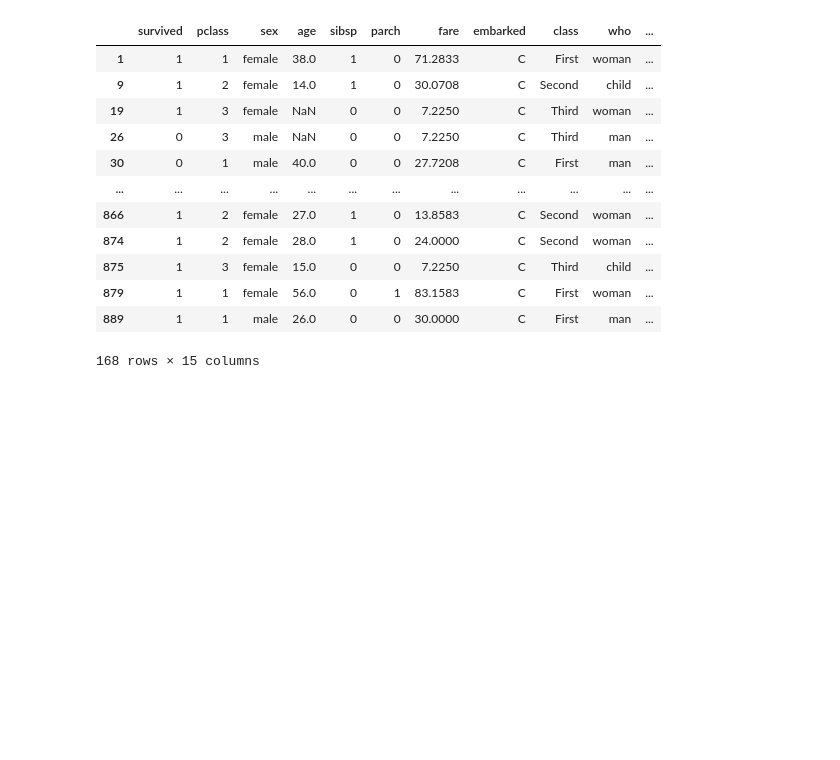
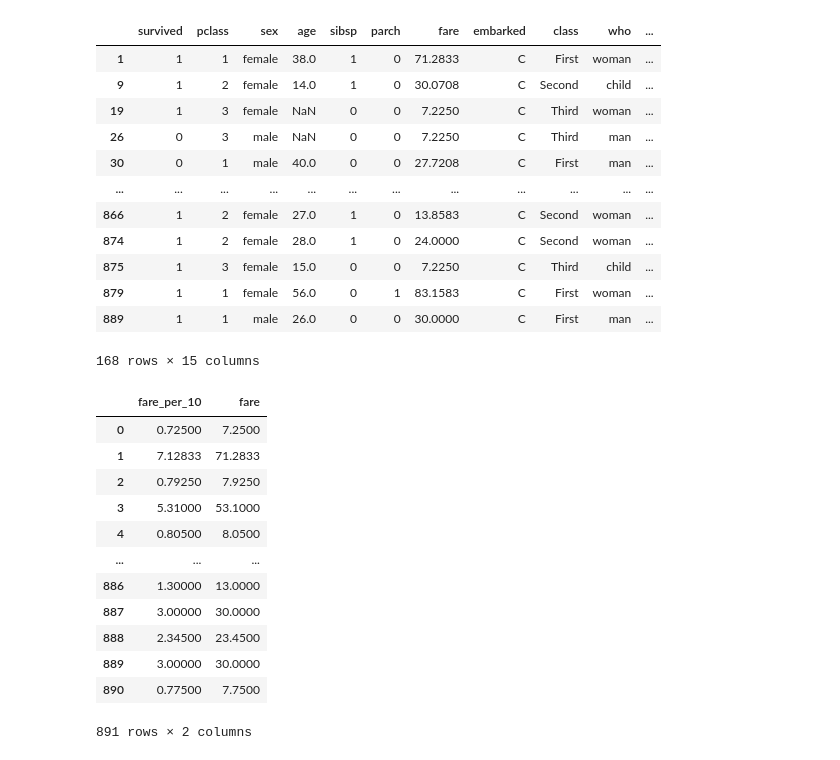
Before and after one commit to habibrmdni0-hue/Data-Science, a Jupyter notebook: Untitled3.ipynb, the cells around one changed output. Saved outputs shown, nothing was run; the diff lists cells and outputs as text; code cells hidden in the pictures; blank space fills up the shorter version.

```diff
--- a/Untitled3.ipynb
+++ b/Untitled3.ipynb
@@ -674,3 +674,22 @@ df[df['embark_town'].str.contains('bourg', case=False, na=False)]
 168 rows × 15 columns
 # %%
 #na=False sebagai mengganti yang none karena missing value sebagai false
+# %%
+df['fare_per_10'] = df['fare'] / 10
+# kolom baru dari operasi
+# %%
+df[['fare_per_10', 'fare']]
+# %% [output]
+|  | fare_per_10 | fare |
+| 0 | 0.72500 | 7.2500 |
+| 1 | 7.12833 | 71.2833 |
+| 2 | 0.79250 | 7.9250 |
+| 3 | 5.31000 | 53.1000 |
+| 4 | 0.80500 | 8.0500 |
+| ... | ... | ... |
+| 886 | 1.30000 | 13.0000 |
+| 887 | 3.00000 | 30.0000 |
+| 888 | 2.34500 | 23.4500 |
+| 889 | 3.00000 | 30.0000 |
+| 890 | 0.77500 | 7.7500 |
+891 rows × 2 columns
```
Also changed, not shown: parts of 3 cells of this notebook.
